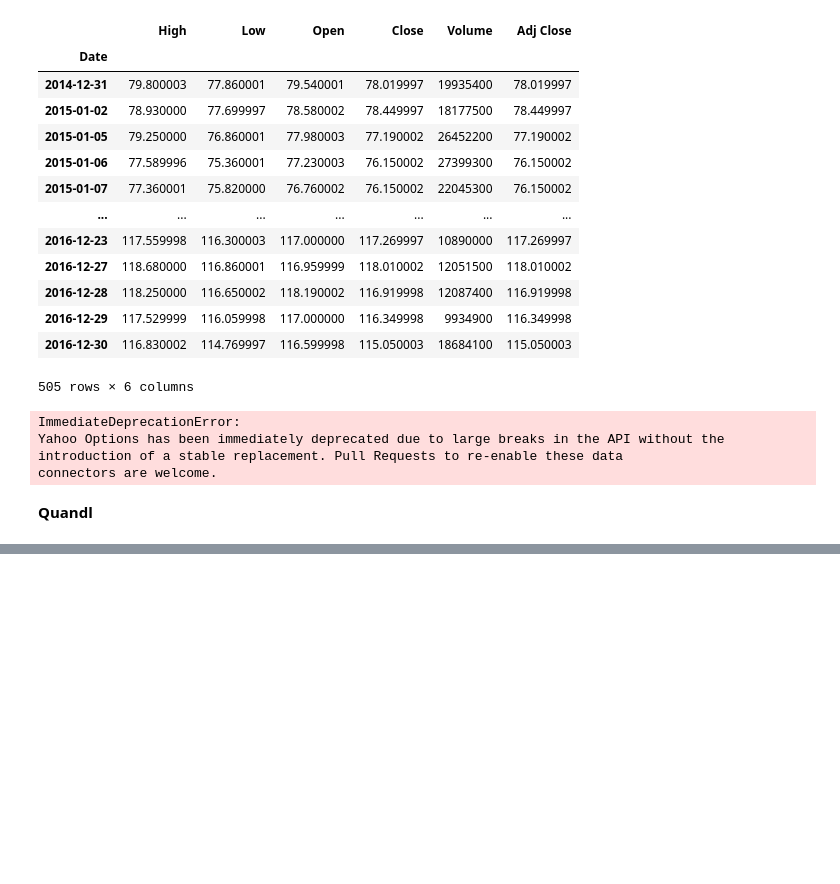
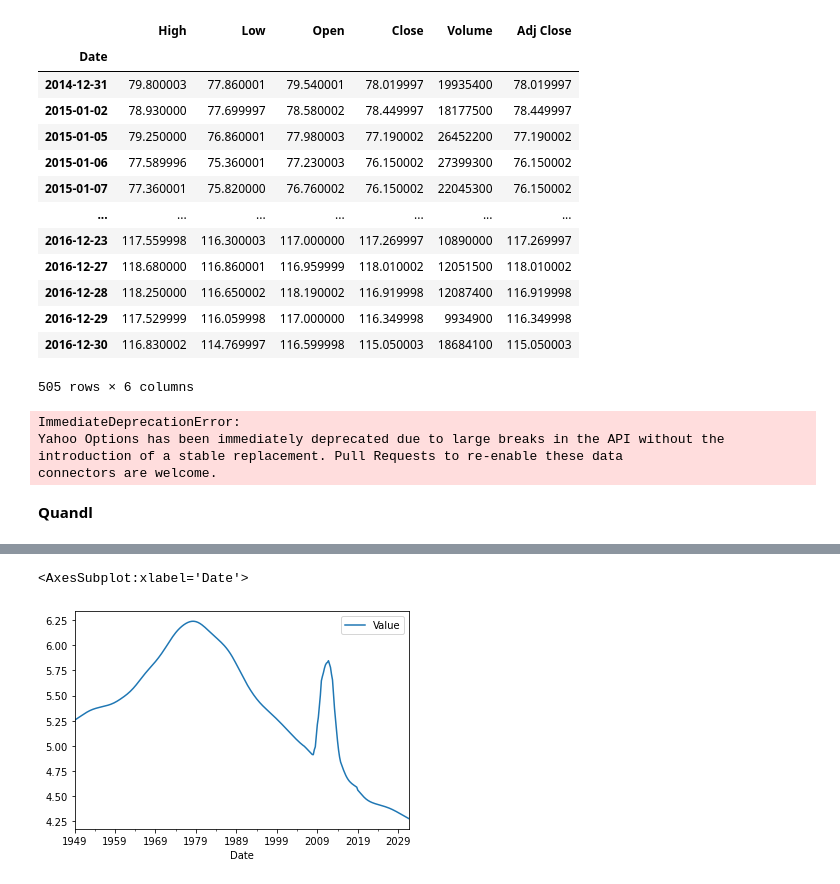
Before and after one commit to jafar-shodiq/jose-portilla-courses, a Jupyter notebook: financial-analysis/data-sources.ipynb, the cells around one changed output, grey strips where cells are left out. Saved outputs shown, nothing was run; the diff lists cells and outputs as text; code cells hidden in the pictures; blank space fills up the shorter version.

```diff
--- a/financial-analysis/data-sources.ipynb
+++ b/financial-analysis/data-sources.ipynb
@@ -37,0 +84,5 @@ connectors are welcome.
+# %%
+df.plot()
+# %% [output]
+<AxesSubplot:xlabel='Date'>
+[figure, added]
```
Also changed, not shown: parts of 6 cells of this notebook.
